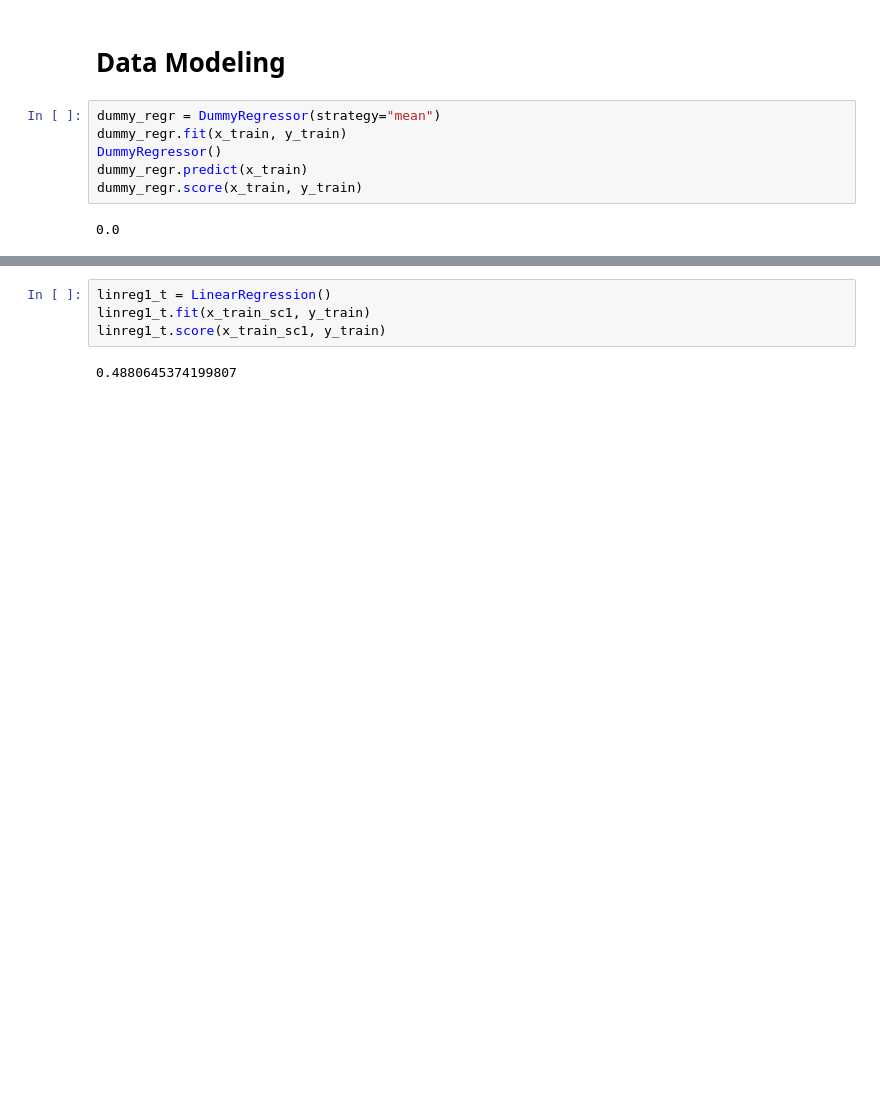
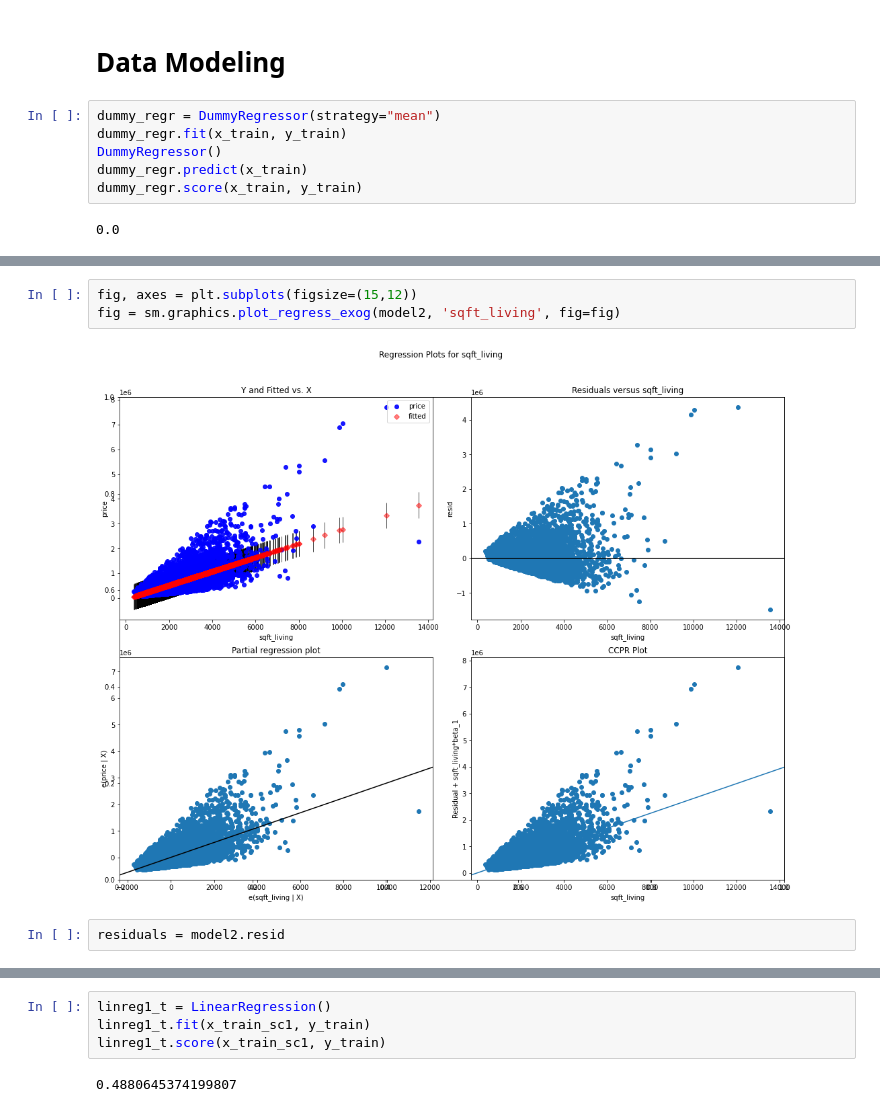
Before and after one commit to miazfryer/King_County_Regression, a Jupyter notebook: Mia.ipynb, the cells around one changed output, grey strips where cells are left out. Saved outputs shown, nothing was run; the diff lists cells and outputs as text; blank space fills up the shorter version.

```diff
--- a/Mia.ipynb
+++ b/Mia.ipynb
@@ -461,0 +537,7 @@ array([0.49247708, 0.49639079, 0.47845296, 0.4950984 , 0.49233834])
+# %%
+fig, axes = plt.subplots(figsize=(15,12))
+fig = sm.graphics.plot_regress_exog(model2, 'sqft_living', fig=fig)
+# %% [output]
+[figure, added]
+# %%
+residuals = model2.resid
```
Also changed, not shown: parts of 58 cells of this notebook.
